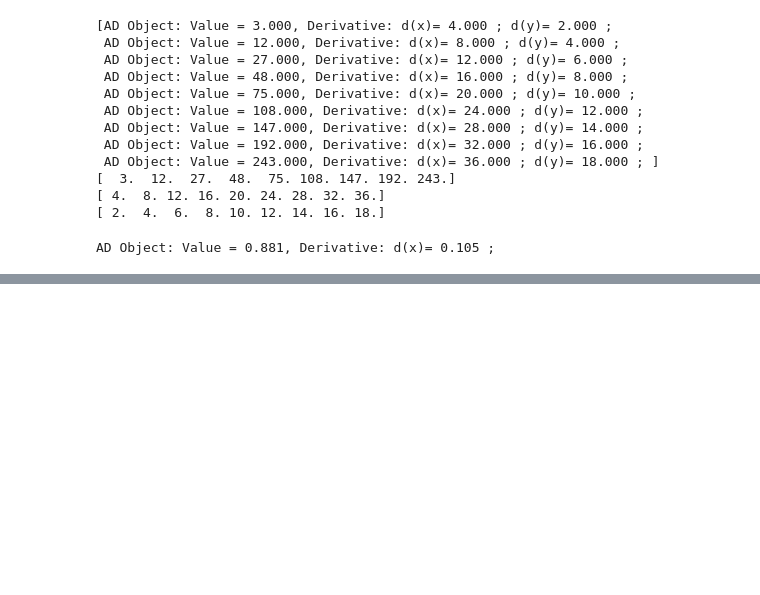
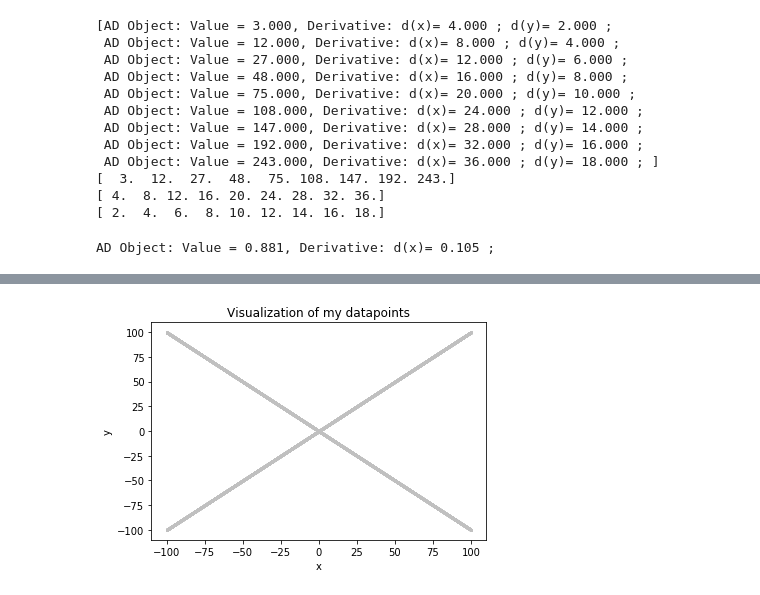
Before and after one commit to shujian-zhu/cs207-FinalProject, a Jupyter notebook: demo/demo.ipynb, the cells around one changed output, grey strips where cells are left out. Saved outputs shown, nothing was run; the diff lists cells and outputs as text; code cells hidden in the pictures; blank space fills up the shorter version.

```diff
--- a/demo/demo.ipynb
+++ b/demo/demo.ipynb
@@ -231,0 +329,14 @@ AD Object: Value = 0.881, Derivative: d(x)= 0.105 ;
+# %%
+import matplotlib.pyplot as plt
+# Define lambda_function L
+L = lambda l1, l2, x, y: 0.000045 * l2**2 * y.sum() - 0.000098 * l1**2 * x.sum() +0.003926 * x.sum() * l1 * np.exp(-0.1 * (l1**2 + l2**2))
+#Define my datapoints arbitrarrily
+x=np.array([i if i%2 else i-1 for i in range(-10000,10001)]+[i if i%2 else i-1 for i in range(-10000,10001)])/100
+y=np.array([-i if i%2 else -i-1 for i in range(-10000,10001)]+[i if i%2 else i-1 for i in range(-10000,10001)])/100
+plt.scatter(x, y, color='silver', s=1)
+plt.xlabel('x')
+plt.ylabel('y')
+plt.title('Visualization of my datapoints')
+plt.show()
+# %% [output]
+[figure, added]
```
Also changed, not shown: parts of 23 cells of this notebook, 2 other files.
